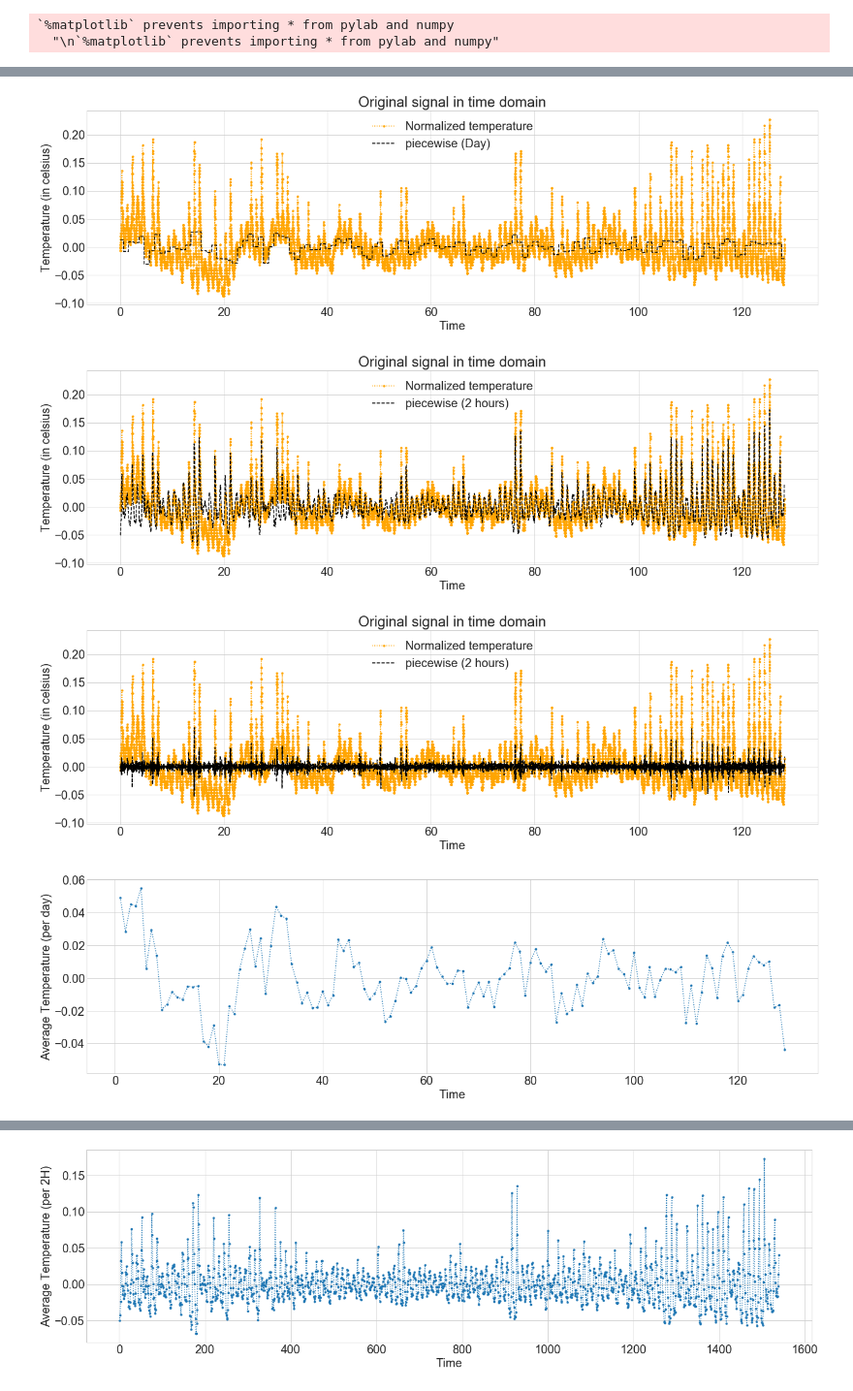
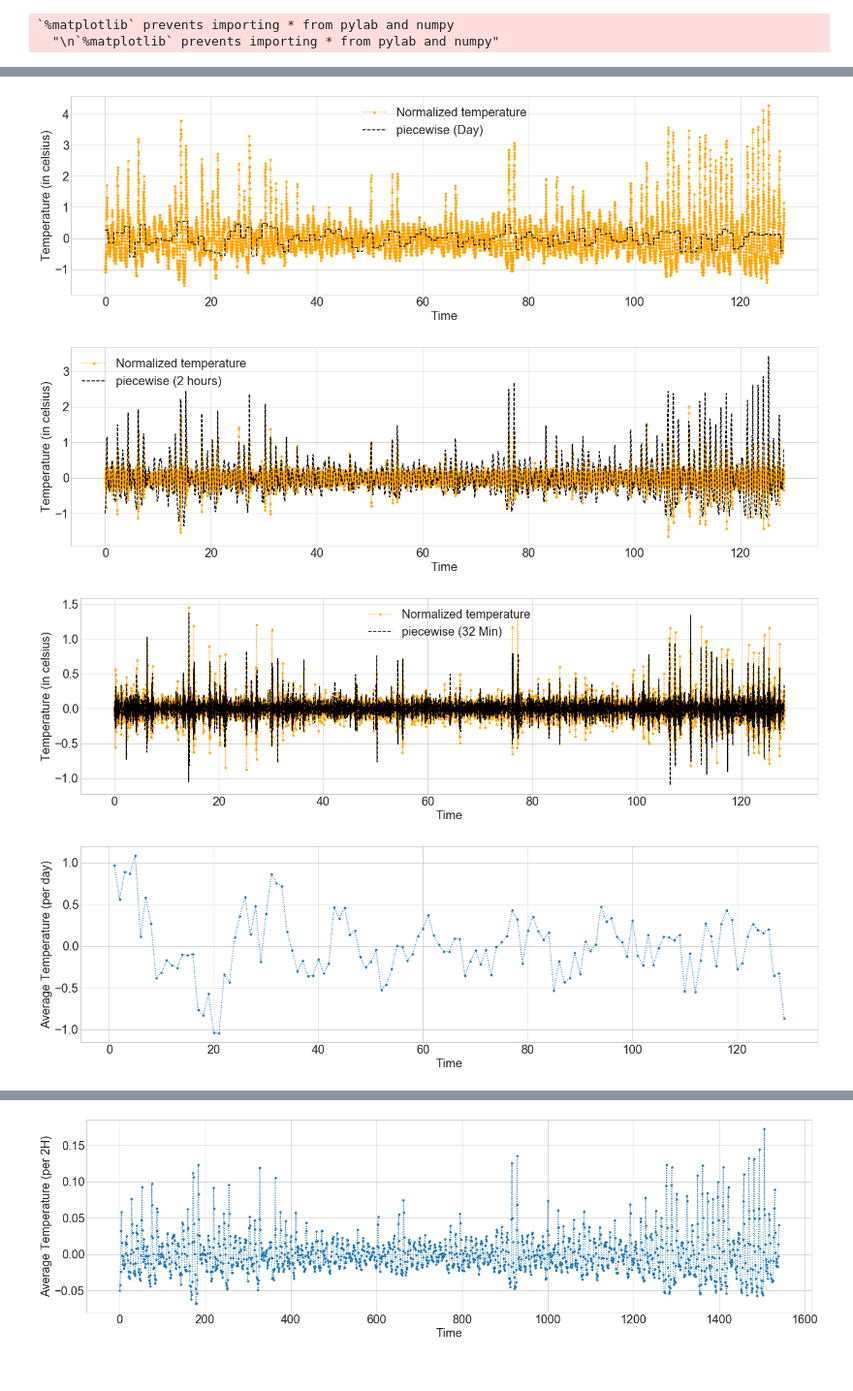
Before and after one commit to palindrome6/modelling_and_simulation, a Jupyter notebook: Signal_analysis.ipynb, the cells around one changed output, grey strips where cells are left out. Shown at 97% size. Drawn from its saved outputs; the diff is of its cells as text; code cells hidden in the pictures.

```diff
--- a/Signal_analysis.ipynb
+++ b/Signal_analysis.ipynb
@@ -72,18 +82,18 @@ def multi_resolution(df, column1, column2, freq):
 # %%
-df_data, mean_temp_week, mean_CO2_week = multi_resolution(df_data, 'Temperature_normalized', \
+df_data, mean_temp_week, mean_CO2_week, mean_temp_week_actual, mean_CO2_week_actual = multi_resolution(df_data, 'Temperature_normalized', \
                                                         'CO2_normalized', 'W')
 # %%
 df_data.columns = ['Time', 'Temperature', 'CO2', 'Temperature_normalized', 'CO2_normalized', \
                   'Temperature_piecewise_week', 'CO2_piecewise_week', 'Temperature_shifted_week', 'CO2_shifted_week']
 # %%
-df_data, mean_temp_day, mean_CO2_day = multi_resolution(df_data, 'Temperature_shifted_week', \
+df_data, mean_temp_day, mean_CO2_day, mean_temp_day_actual, mean_CO2_day_actual = multi_resolution(df_data, 'Temperature_shifted_week', \
                                                       'CO2_shifted_week', 'D')
 # %%
 df_data.columns = ['Time', 'Temperature', 'CO2', 'Temperature_normalized', 'CO2_normalized', \
                   'Temperature_piecewise_week', 'CO2_piecewise_week', 'Temperature_shifted_week', 'CO2_shifted_week', \
                   'Temperature_piecewise_day', 'CO2_piecewise_day', 'Temperature_shifted_day', 'CO2_shifted_day']
 # %%
-df_data, mean_temp_2H, mean_CO2_2H = multi_resolution(df_data, 'Temperature_shifted_day', \
+df_data, mean_temp_2H, mean_CO2_2H, mean_temp_2H_actual, mean_CO2_2H_actual = multi_resolution(df_data, 'Temperature_shifted_day', \
                                                       'CO2_shifted_day', '2H')
 # %%
 df_data.columns = ['Time', 'Temperature', 'CO2', 'Temperature_normalized', 'CO2_normalized', \
@@ -91,7 +101,7 @@ df_data.columns = ['Time', 'Temperature', 'CO2', 'Temperature_normalized', 'CO2_
                   'Temperature_piecewise_day', 'CO2_piecewise_day', 'Temperature_shifted_day', 'CO2_shifted_day', \
                   'Temperature_piecewise_2H', 'CO2_piecewise_2H', 'Temperature_shifted_2H', 'CO2_shifted_2H']
 # %%
-df_data, mean_temp_32Min, mean_CO2_32Min = multi_resolution(df_data, 'Temperature_shifted_2H', \
+df_data, mean_temp_32Min, mean_CO2_32Min, mean_temp_32Min_actual, mean_CO2_32Min_actual = multi_resolution(df_data, 'Temperature_shifted_2H', \
                                                       'CO2_shifted_2H', '32Min')
 # %%
 df_data.columns = ['Time', 'Temperature', 'CO2', 'Temperature_normalized', 'CO2_normalized', \
@@ -112,36 +142,33 @@ plt.show()
 # %%
 x_range =[(m*480)/(60*60*24) for m in range(1, len(df_data['Temperature_normalized'])+1)]
-plt.plot(x_range, df_data['Temperature_normalized'], linestyle=':', marker='.', color="orange", label="Normalized temperature")
+plt.plot(x_range, df_data['Temperature_shifted_day'], linestyle=':', marker='.', color="orange", label="Normalized temperature")
 plt.plot(x_range, df_data['Temperature_piecewise_day'], linestyle='--', color="black", label = "piecewise (Day)")
 plt.legend()
-plt.title('Original signal in time domain')
 plt.xlabel('Time')
 plt.ylabel('Temperature (in celsius)')
 plt.show()
 # %% [output]
-[figure, old version]
+[figure, new version]
 # %%
 x_range =[(m*480)/(60*60*24) for m in range(1, len(df_data['Temperature_normalized'])+1)]
-plt.plot(x_range, df_data['Temperature_normalized'], linestyle=':', marker='.', color="orange", label="Normalized temperature")
+plt.plot(x_range, df_data['Temperature_shifted_2H'], linestyle=':', marker='.', color="orange", label="Normalized temperature")
 plt.plot(x_range, df_data['Temperature_piecewise_2H'], linestyle='--', color="black", label = "piecewise (2 hours)")
 plt.legend()
-plt.title('Original signal in time domain')
 plt.xlabel('Time')
 plt.ylabel('Temperature (in celsius)')
 plt.show()
 # %% [output]
-[figure, old version]
+[figure, new version]
 # %%
 x_range =[(m*480)/(60*60*24) for m in range(1, len(df_data['Temperature_normalized'])+1)]
-plt.plot(x_range, df_data['Temperature_normalized'], linestyle=':', marker='.', color="orange", label="Normalized temperature")
+plt.plot(x_range, df_data['Temperature_shifted_32Min'], linestyle=':', marker='.', color="orange", label="Normalized temperature")
 plt.plot(x_range, df_data['Temperature_piecewise_32Min'], linestyle='--', color="black", label = "piecewise (32 Min)")
 plt.legend()
-plt.title('Original signal in time domain')
 plt.xlabel('Time')
 plt.ylabel('Temperature (in celsius)')
 plt.show()
 # %% [output]
-[figure, old version]
+[figure, new version]
 # %%
 def autocorr(x):
     result = numpy.correlate(x, x, mode='full')
@@ -149,9 +179,9 @@ def autocorr(x):
 # %%
-plt.plot(range(1, len(mean_temp_day)+1), mean_temp_day, linestyle=':', marker='.')
+plt.plot(range(1, len(mean_temp_day_actual)+1), mean_temp_day_actual_centered, linestyle=':', marker='.')
 # plt.title('Original signal in time domain')
 plt.xlabel('Time')
 plt.ylabel('Average Temperature (per day)')
 plt.show()
 # %% [output]
-[figure, old version]
+[figure, new version]
 # %%
```
Also changed, not shown: parts of 18 cells of this notebook.
